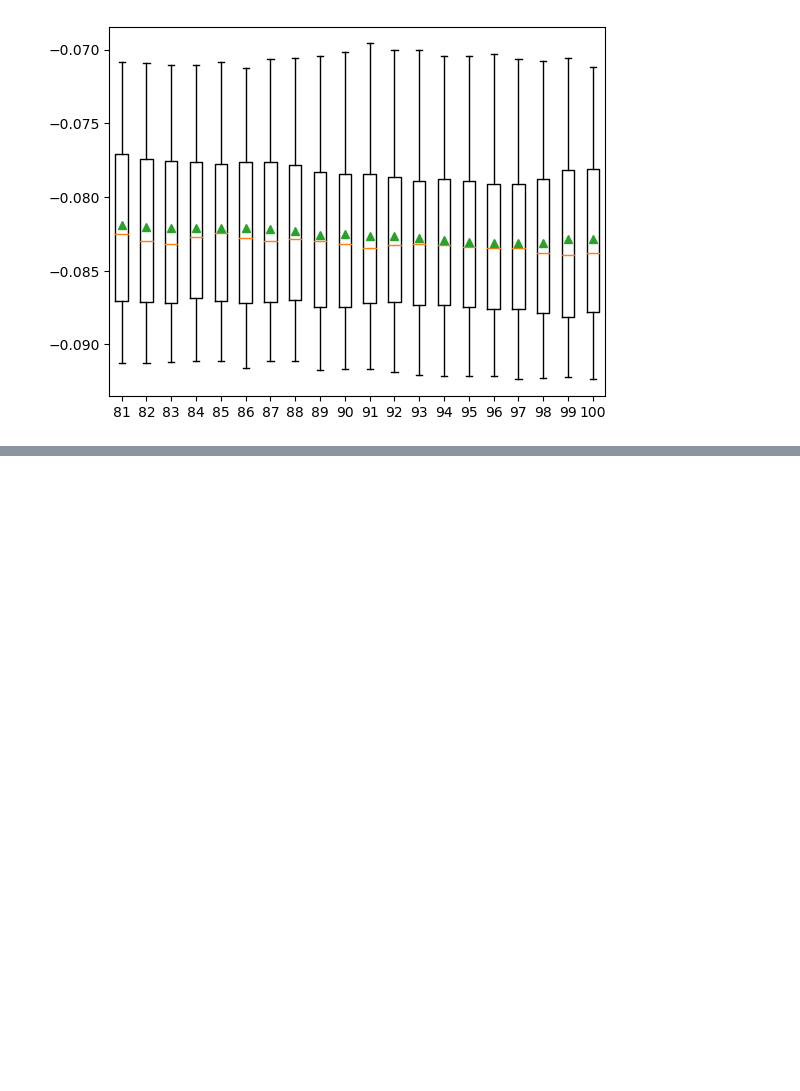
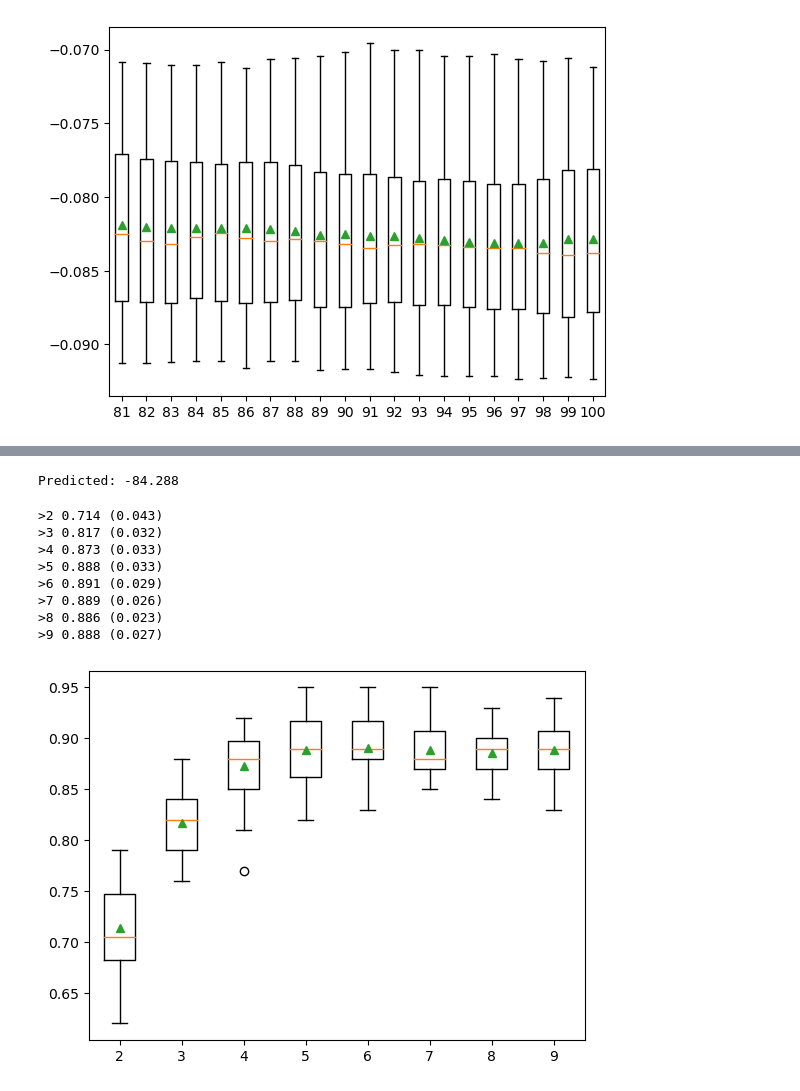
Before and after one commit to MaukanMir/Data-Preperation-For-ML, a Jupyter notebook: feature_selection.ipynb, the cells around one changed output, grey strips where cells are left out. Saved outputs shown, nothing was run; the diff lists cells and outputs as text; code cells hidden in the pictures; blank space fills up the shorter version.

Commit message:
Added new models

```diff
--- a/feature_selection.ipynb
+++ b/feature_selection.ipynb
@@ -1091,0 +1159,74 @@ pyplot.show()
+# %%
+# make a regression prediction with an RFE pipeline
+from sklearn.datasets import make_regression
+from sklearn.feature_selection import RFE
+from sklearn.tree import DecisionTreeRegressor
+from sklearn.pipeline import Pipeline
+# define dataset
+X, y = make_regression(n_samples=1000, n_features=10, n_informative=5, random_state=1)
+# create pipeline
+rfe = RFE(estimator=DecisionTreeRegressor(), n_features_to_select=5)
+model = DecisionTreeRegressor()
+pipeline = Pipeline(steps=[('s',rfe),('m',model)])
+# fit the model on all available data
+pipeline.fit(X, y)
+# make a prediction for one example
+data = [[-2.02220122, 0.31563495, 0.82797464, -0.30620401, 0.16003707, -1.44411381,
+    0.87616892, -0.50446586, 0.23009474, 0.76201118]]
+yhat = pipeline.predict(data)
+print('Predicted: %.3f' % (yhat))
+# %% [output]
+Predicted: -84.288
+# %%
+# explore the number of selected features for RFE
+from numpy import mean
+from numpy import std
+from sklearn.datasets import make_classification
+from sklearn.model_selection import cross_val_score
+from sklearn.model_selection import RepeatedStratifiedKFold
+from sklearn.feature_selection import RFE
+from sklearn.tree import DecisionTreeClassifier
+from sklearn.pipeline import Pipeline
+from matplotlib import pyplot
+# get the dataset
+def get_dataset():
+  X, y = make_classification(n_samples=1000, n_features=10, n_informative=5, n_redundant=5,
+      random_state=1)
+  return X, y
+# get a list of models to evaluate
+def get_models():
+  models = dict()
+  for i in range(2, 10):
+    rfe = RFE(estimator=DecisionTreeClassifier(), n_features_to_select=i)
+    model = DecisionTreeClassifier()
+    models[str(i)] = Pipeline(steps=[('s',rfe),('m',model)])
+  return models
+# evaluate a given model using cross-validation
+def evaluate_model(model, X, y):
+  cv = RepeatedStratifiedKFold(n_splits=10, n_repeats=3, random_state=1)
+  scores = cross_val_score(model, X, y, scoring='accuracy', cv=cv, n_jobs=-1)
+  return scores
+# define dataset
+X, y = get_dataset()
+# get the models to evaluate
+models = get_models()
+# evaluate the models and store results
+results, names = list(), list()
+for name, model in models.items():
+  scores = evaluate_model(model, X, y)
+  results.append(scores)
+  names.append(name)
+  print('>%s %.3f (%.3f)' % (name, mean(scores), std(scores)))
+# plot model performance for comparison
+pyplot.boxplot(results, labels=names, showmeans=True)
+pyplot.show()
+# %% [output]
+>2 0.714 (0.043)
+>3 0.817 (0.032)
+>4 0.873 (0.033)
+>5 0.888 (0.033)
+>6 0.891 (0.029)
+>7 0.889 (0.026)
+>8 0.886 (0.023)
+>9 0.888 (0.027)
+[figure, added]
```
Also changed, not shown: parts of 6 cells of this notebook.
